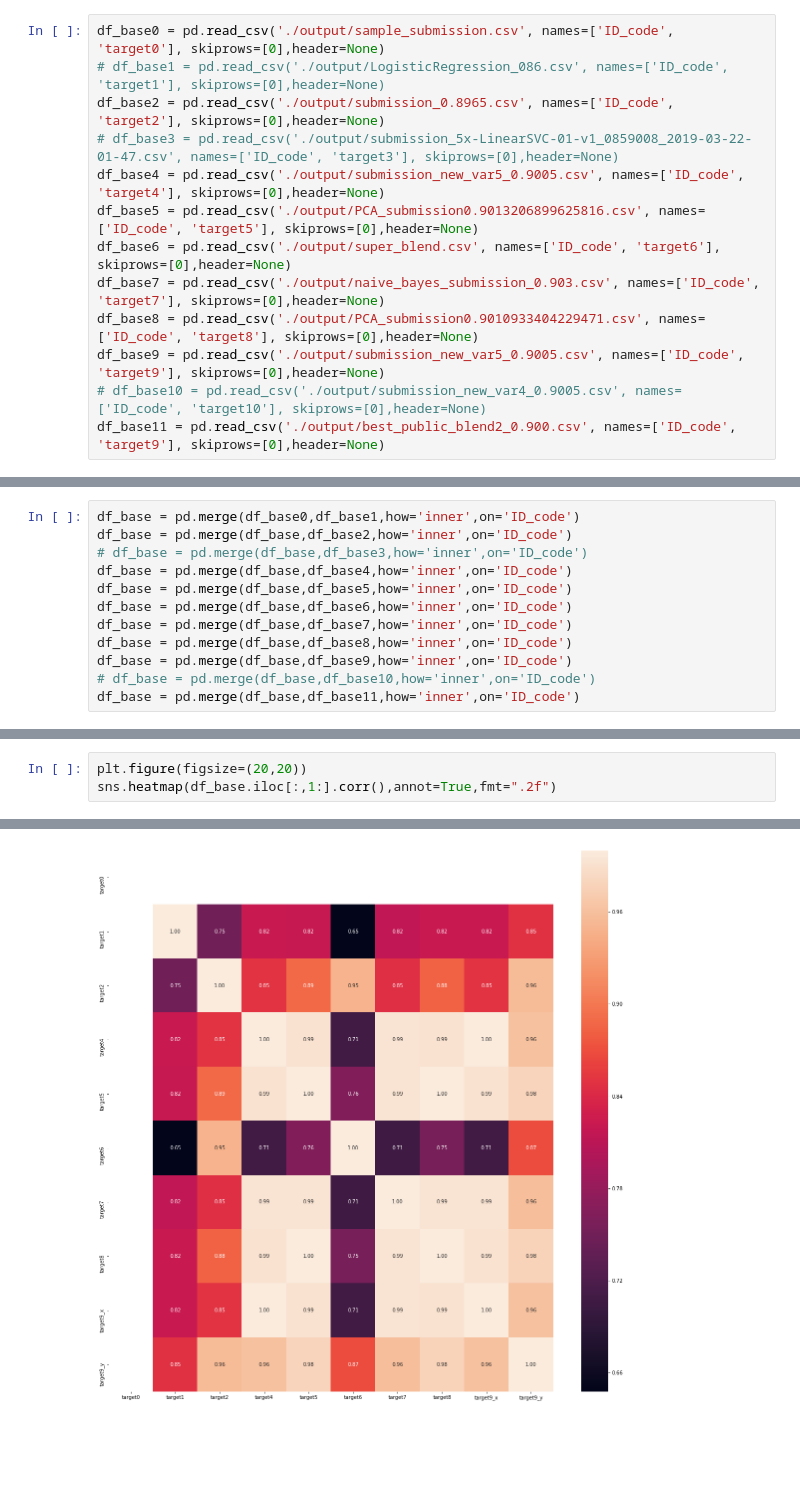
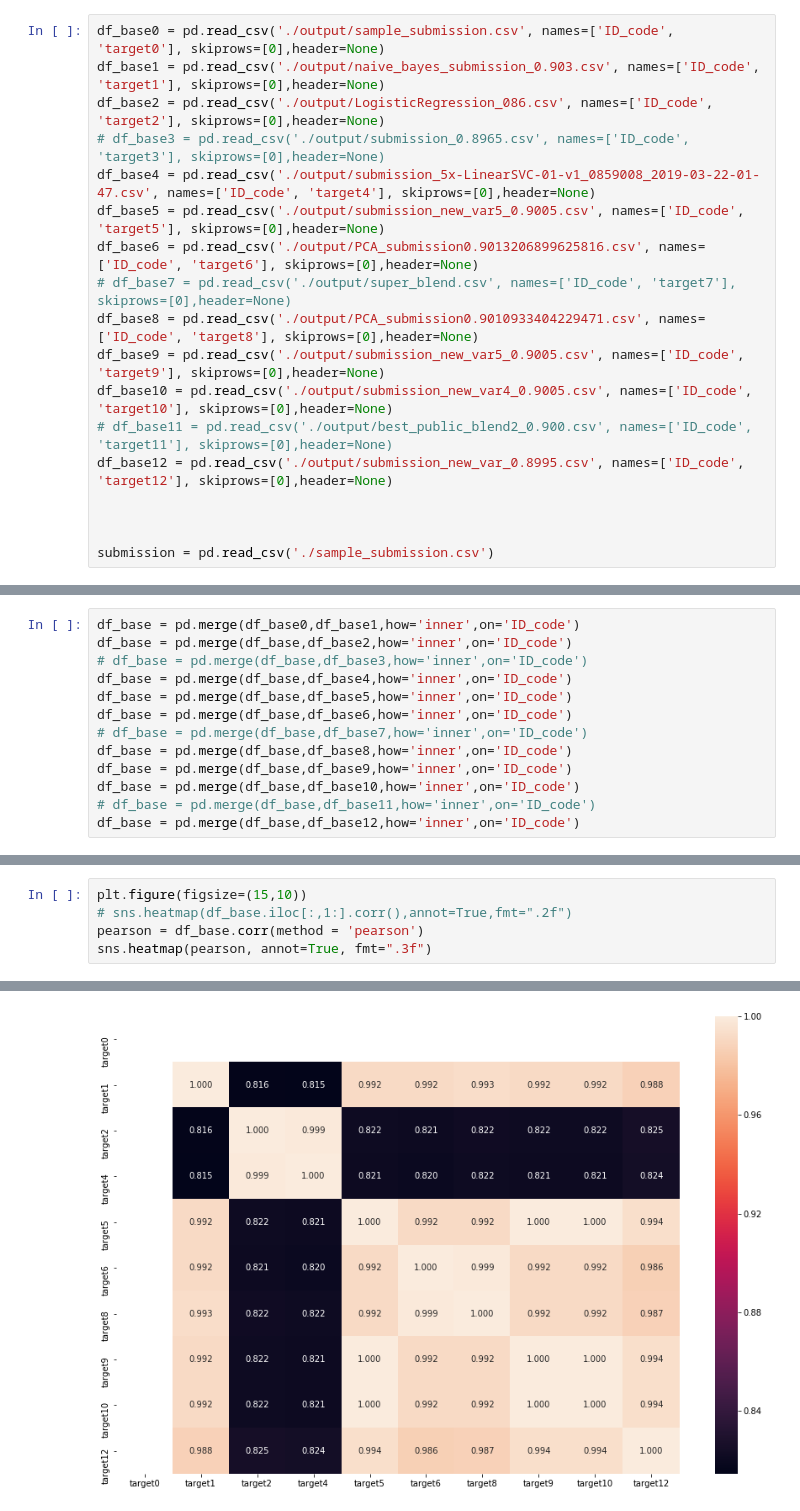
Before and after one commit to slaveveve/kaggle-santander, a Jupyter notebook: notebook/inoue/Blending.ipynb, the cells around one changed output, grey strips where cells are left out. Cells and saved outputs as stored; diff of their text form; blank space fills up the shorter version.

Commit message:
[add]f/#22 blend temp

```diff
--- a/notebook/inoue/Blending.ipynb
+++ b/notebook/inoue/Blending.ipynb
@@ -8,13 +10,18 @@ from sklearn import metrics
 # %%
 df_base0 = pd.read_csv('./output/sample_submission.csv', names=['ID_code', 'target0'], skiprows=[0],header=None)
-# df_base1 = pd.read_csv('./output/LogisticRegression_086.csv', names=['ID_code', 'target1'], skiprows=[0],header=None)
-df_base2 = pd.read_csv('./output/submission_0.8965.csv', names=['ID_code', 'target2'], skiprows=[0],header=None)
-# df_base3 = pd.read_csv('./output/submission_5x-LinearSVC-01-v1_0859008_2019-03-22-01-47.csv', names=['ID_code', 'target3'], skiprows=[0],header=None)
-df_base4 = pd.read_csv('./output/submission_new_var5_0.9005.csv', names=['ID_code', 'target4'], skiprows=[0],header=None)
-df_base5 = pd.read_csv('./output/PCA_submission0.9013206899625816.csv', names=['ID_code', 'target5'], skiprows=[0],header=None)
-df_base6 = pd.read_csv('./output/super_blend.csv', names=['ID_code', 'target6'], skiprows=[0],header=None)
-df_base7 = pd.read_csv('./output/naive_bayes_submission_0.903.csv', names=['ID_code', 'target7'], skiprows=[0],header=None)
+df_base1 = pd.read_csv('./output/naive_bayes_submission_0.903.csv', names=['ID_code', 'target1'], skiprows=[0],header=None)
+df_base2 = pd.read_csv('./output/LogisticRegression_086.csv', names=['ID_code', 'target2'], skiprows=[0],header=None)
+# df_base3 = pd.read_csv('./output/submission_0.8965.csv', names=['ID_code', 'target3'], skiprows=[0],header=None)
+df_base4 = pd.read_csv('./output/submission_5x-LinearSVC-01-v1_0859008_2019-03-22-01-47.csv', names=['ID_code', 'target4'], skiprows=[0],header=None)
+df_base5 = pd.read_csv('./output/submission_new_var5_0.9005.csv', names=['ID_code', 'target5'], skiprows=[0],header=None)
+df_base6 = pd.read_csv('./output/PCA_submission0.9013206899625816.csv', names=['ID_code', 'target6'], skiprows=[0],header=None)
+# df_base7 = pd.read_csv('./output/super_blend.csv', names=['ID_code', 'target7'], skiprows=[0],header=None)
 df_base8 = pd.read_csv('./output/PCA_submission0.9010933404229471.csv', names=['ID_code', 'target8'], skiprows=[0],header=None)
 df_base9 = pd.read_csv('./output/submission_new_var5_0.9005.csv', names=['ID_code', 'target9'], skiprows=[0],header=None)
-# df_base10 = pd.read_csv('./output/submission_new_var4_0.9005.csv', names=['ID_code', 'target10'], skiprows=[0],header=None)
-df_base11 = pd.read_csv('./output/best_public_blend2_0.900.csv', names=['ID_code', 'target9'], skiprows=[0],header=None)
+df_base10 = pd.read_csv('./output/submission_new_var4_0.9005.csv', names=['ID_code', 'target10'], skiprows=[0],header=None)
+# df_base11 = pd.read_csv('./output/best_public_blend2_0.900.csv', names=['ID_code', 'target11'], skiprows=[0],header=None)
+df_base12 = pd.read_csv('./output/submission_new_var_0.8995.csv', names=['ID_code', 'target12'], skiprows=[0],header=None)
+
+
+
+submission = pd.read_csv('./sample_submission.csv')
@@ -25,9 +49,10 @@ df_base = pd.merge(df_base,df_base2,how='inner',on='ID_code')
 df_base = pd.merge(df_base,df_base4,how='inner',on='ID_code')
 df_base = pd.merge(df_base,df_base5,how='inner',on='ID_code')
 df_base = pd.merge(df_base,df_base6,how='inner',on='ID_code')
-df_base = pd.merge(df_base,df_base7,how='inner',on='ID_code')
+# df_base = pd.merge(df_base,df_base7,how='inner',on='ID_code')
 df_base = pd.merge(df_base,df_base8,how='inner',on='ID_code')
 df_base = pd.merge(df_base,df_base9,how='inner',on='ID_code')
-# df_base = pd.merge(df_base,df_base10,how='inner',on='ID_code')
-df_base = pd.merge(df_base,df_base11,how='inner',on='ID_code')
+df_base = pd.merge(df_base,df_base10,how='inner',on='ID_code')
+# df_base = pd.merge(df_base,df_base11,how='inner',on='ID_code')
+df_base = pd.merge(df_base,df_base12,how='inner',on='ID_code')
 # %%
@@ -35,6 +60,8 @@ df_base.to_csv('blend_1', index=False)
 # %%
-plt.figure(figsize=(20,20))
-sns.heatmap(df_base.iloc[:,1:].corr(),annot=True,fmt=".2f")
+plt.figure(figsize=(15,10))
+# sns.heatmap(df_base.iloc[:,1:].corr(),annot=True,fmt=".2f")
+pearson = df_base.corr(method = 'pearson')
+sns.heatmap(pearson, annot=True, fmt=".3f")
 # %% [output]
 <matplotlib.axes._subplots.AxesSubplot at 0x...>
-[figure, old version]
+[figure, new version]
```
Also changed, not shown: parts of 12 cells of this notebook.
